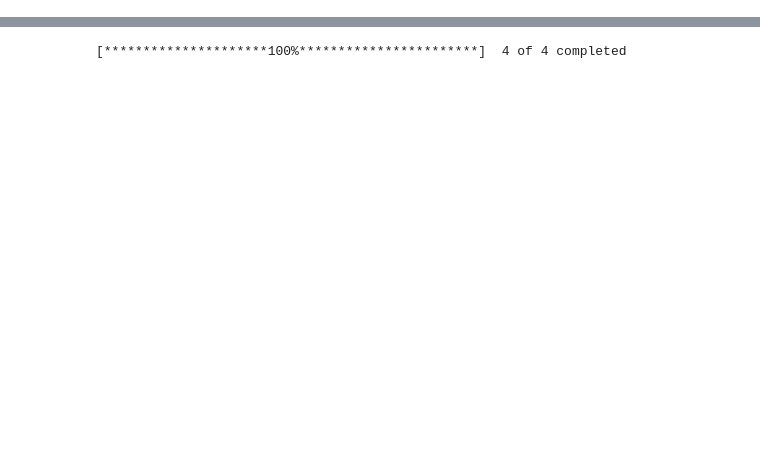
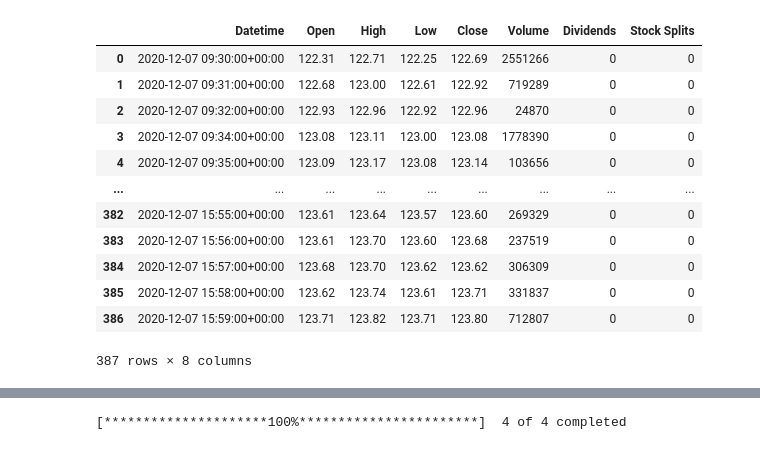
Before and after one commit to briansong524/Mo_money_mo_money, a Jupyter notebook: short term stock suggestion/Analyze with yfinance library.ipynb, the cells around one changed output, grey strips where cells are left out. Saved outputs shown, nothing was run; the diff lists cells and outputs as text; code cells hidden in the pictures; blank space fills up the shorter version.

```diff
--- a/short term stock suggestion/Analyze with yfinance library.ipynb
+++ b/short term stock suggestion/Analyze with yfinance library.ipynb
@@ -8,7 +8,16 @@ import numpy as np
 # %%
 ticker = yf.Ticker("AAPL")
 data = ticker.history(period = '1d',
-                   interval = '5m').reset_index()
-data['Datetime'] = data.Datetime.map(lambda x: x.replace(tzinfo=timezone('US/Pacific')))
+                   interval = '1m').reset_index()
+# data['Datetime'] = data.Datetime.map(lambda x: x.replace(tzinfo=timezone('GMT')))
-# %%
-data['time'] = data['Datetime'].map(lambda x: x.time)
+# %%
+from datetime import datetime
+
+def convert_dt_to_epoch(x):
+    # converting the New York (UTC-5) to epoch
+    # have to do some manipulation by using a 'wrong' conversion and compensating it
+    x = x.replace(tzinfo = timezone('GMT')) # timezone changes, but time itself doesnt
+    x = (x - datetime(1970,1,1,tzinfo=timezone('GMT'))).total_seconds() # as epoch
+    x = x + 5*60*60 # compensating the time difference
+    return x
+data['Epoch'] = data.Datetime.map(convert_dt_to_epoch)
@@ -14,0 +52,16 @@ data['time'] = data['Datetime'].map(lambda x: x.time)
+# %%
+data
+# %% [output]
+|  | Datetime | Open | High | Low | Close | Volume | Dividends | Stock Splits |
+| 0 | 2020-12-07 09:30:00+00:00 | 122.31 | 122.71 | 122.25 | 122.69 | 2551266 | 0 | 0 |
+| 1 | 2020-12-07 09:31:00+00:00 | 122.68 | 123.00 | 122.61 | 122.92 | 719289 | 0 | 0 |
+| 2 | 2020-12-07 09:32:00+00:00 | 122.93 | 122.96 | 122.92 | 122.96 | 24870 | 0 | 0 |
+| 3 | 2020-12-07 09:34:00+00:00 | 123.08 | 123.11 | 123.00 | 123.08 | 1778390 | 0 | 0 |
+| 4 | 2020-12-07 09:35:00+00:00 | 123.09 | 123.17 | 123.08 | 123.14 | 103656 | 0 | 0 |
+| ... | ... | ... | ... | ... | ... | ... | ... | ... |
+| 382 | 2020-12-07 15:55:00+00:00 | 123.61 | 123.64 | 123.57 | 123.60 | 269329 | 0 | 0 |
+| 383 | 2020-12-07 15:56:00+00:00 | 123.61 | 123.70 | 123.60 | 123.68 | 237519 | 0 | 0 |
+| 384 | 2020-12-07 15:57:00+00:00 | 123.68 | 123.70 | 123.62 | 123.62 | 306309 | 0 | 0 |
+| 385 | 2020-12-07 15:58:00+00:00 | 123.62 | 123.74 | 123.61 | 123.71 | 331837 | 0 | 0 |
+| 386 | 2020-12-07 15:59:00+00:00 | 123.71 | 123.82 | 123.71 | 123.80 | 712807 | 0 | 0 |
+387 rows × 8 columns
```
Also changed, not shown: parts of 7 cells of this notebook, 8 other files.
